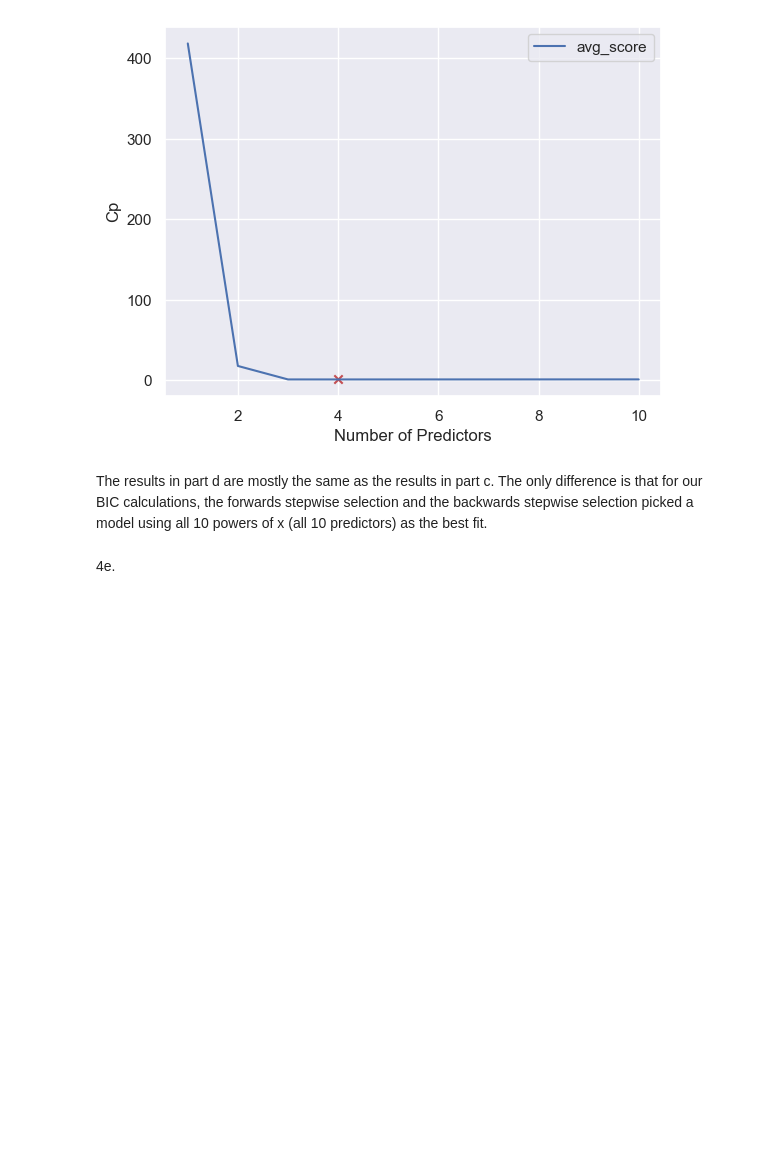
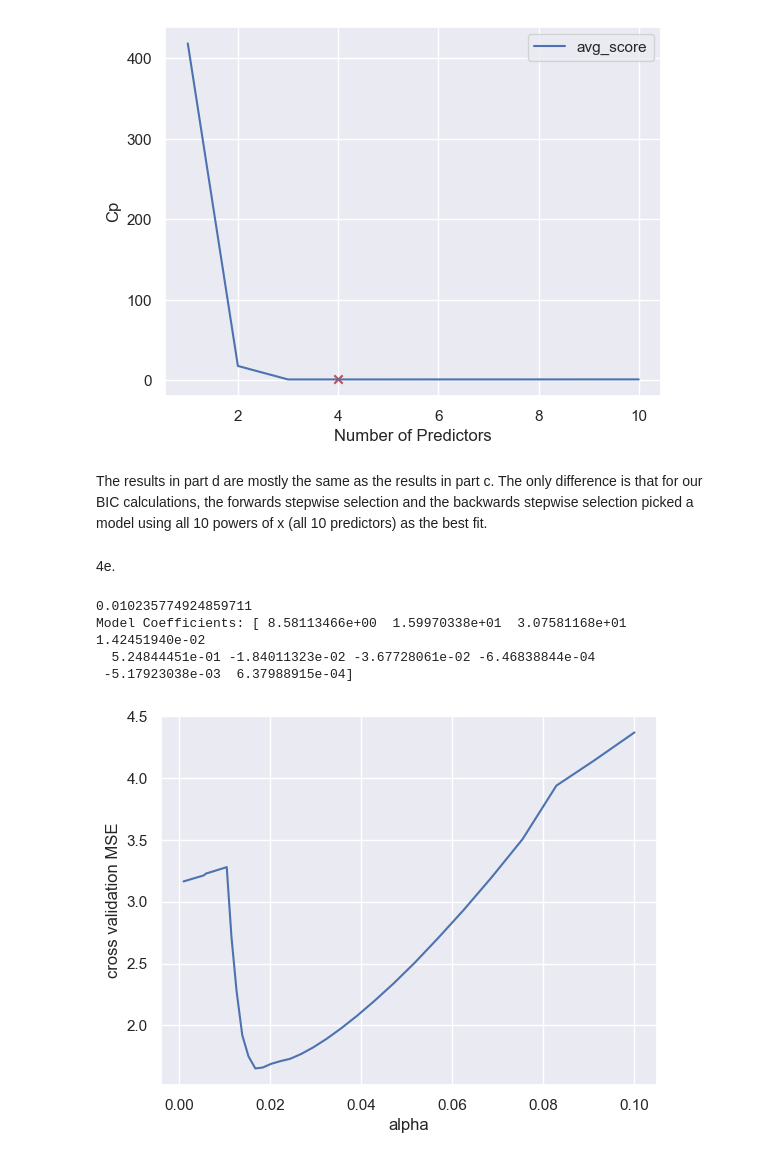
Before and after one commit to bhnord/CS4342, a Jupyter notebook: Assignment 4 Code/Assignment4.ipynb, the cells around one changed output. Saved outputs shown, nothing was run; the diff lists cells and outputs as text; code cells hidden in the pictures; blank space fills up the shorter version.

```diff
--- a/Assignment 4 Code/Assignment4.ipynb
+++ b/Assignment 4 Code/Assignment4.ipynb
@@ -715,3 +712,27 @@ Best fit coefficients: [4.203726716457783, 7.74973709386607, 15.899137537634099,
 The results in part d are mostly the same as the results in part c. The only difference is that for our BIC calculations, the forwards stepwise selection and the backwards stepwise selection picked a model using all 10 powers of x (all 10 predictors) as the best fit.
 # %% [markdown]
 4e.
+# %%
+#5 fold cross validation to find best alpha with all Xy
+model = LassoCV(cv=5, random_state=0, max_iter=9999999, verbose=0, normalize=True).fit(X, y)
+best_alpha = model.alpha_
+print(best_alpha)
+
+alphas = np.logspace(-3, -1, 50)
+plt.figure()
+scores = [cross_val_score(Lasso(alpha), X, y, cv=5, scoring='neg_mean_squared_error').mean()*-1 for alpha in alphas]
+
+
+plt.plot(alphas, scores)
+plt.xlabel('alpha')
+plt.ylabel('cross validation MSE')
+model = Lasso(alpha=best_alpha).fit(X,y)
+
+
+print("Model Coefficients:", model.coef_)
+# %% [output]
+0.010235774924859711
+Model Coefficients: [ 8.58113466e+00  1.59970338e+01  3.07581168e+01  1.42451940e-02
+  5.24844451e-01 -1.84011323e-02 -3.67728061e-02 -6.46838844e-04
+ -5.17923038e-03  6.37988915e-04]
+[figure, added]
```
Also changed, not shown: parts of 17 cells of this notebook, 1 other file.
